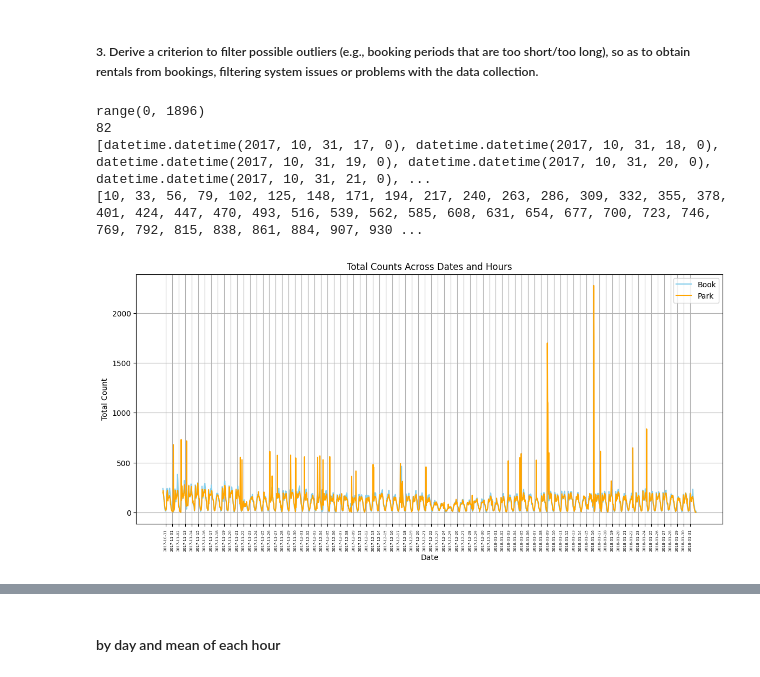
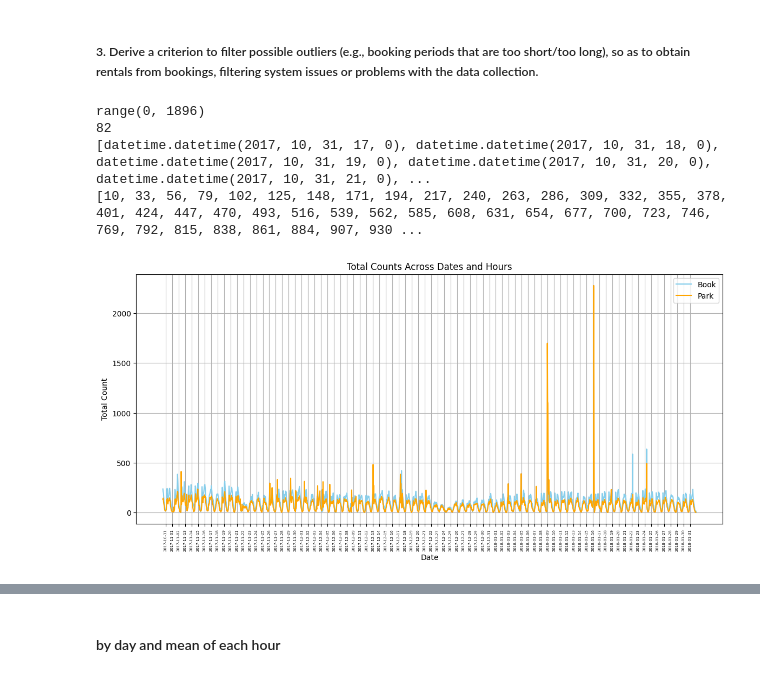
Before and after one commit to A-M-Alizadeh/MobilityLabs, a Jupyter notebook: Lab1.ipynb, the cells around one changed output, grey strips where cells are left out. Cells and saved outputs as stored; diff of their text form; code cells hidden in the pictures.

```diff
--- a/Lab1.ipynb
+++ b/Lab1.ipynb
@@ -480,8 +480,8 @@ def oopsPipeline(city,start_unix_time,end_unix_time):
 ]
 # %%
 
-book_data = list(permenant_booking.aggregate(oopsPipeline('Seattle',start_unix_time,end_unix_time)))
-park_data = list(permenant_parking.aggregate(oopsPipeline('Seattle',start_unix_time,end_unix_time)))
+book_data = list(enjoy_permenant_booking.aggregate(oopsPipeline('Torino',start_unix_time,end_unix_time)))
+park_data = list(enjoy_permenant_parking.aggregate(oopsPipeline('Torino',start_unix_time,end_unix_time)))
 # print(book_data)
 
 flattened_data = []
@@ -555,7 +555,7 @@ plt.show()
 ##### 3. Derive a criterion to filter possible outliers (e.g., booking periods that are too short/too long), so as to obtain rentals from bookings, filtering system issues or problems with the data collection.
 # %%
 from datetime import datetime, timedelta
-def oopsPipeline(city,start_unix_time,end_unix_time):
+def duration_filter_pipeline(city,start_unix_time,end_unix_time):
     return [
     {
         '$match': {
@@ -591,8 +591,7 @@ def oopsPipeline(city,start_unix_time,end_unix_time):
     },
     {
         '$match': {
-            'duration': {'$lt': 180},
-            'duration': {'$gt': 5}
+                {'duration':{'$gt':5, '$lt':60}},
         }
     },
     {
@@ -627,8 +626,8 @@ def oopsPipeline(city,start_unix_time,end_unix_time):
 ]
 # %%
 
-book_data = list(permenant_booking.aggregate(oopsPipeline('Seattle',start_unix_time,end_unix_time)))
-park_data = list(permenant_parking.aggregate(oopsPipeline('Seattle',start_unix_time,end_unix_time)))
+book_data = list(permenant_booking.aggregate(duration_filter_pipeline('Seattle',start_unix_time,end_unix_time)))
+park_data = list(permenant_parking.aggregate(duration_filter_pipeline('Seattle',start_unix_time,end_unix_time)))
 
 flattened_data = []
 for entry in book_data:
@@ -668,31 +667,31 @@ for entry in flattened_park_data:
 #-------------------------------------------------
 unique_dates = sorted(set(date.date() for date in all_dates))
 
 numerical_dates = range(len(all_dates))
 park_numerical_dates = range(len(park_all_dates))
 # Plot the data with a scatter plot and adjusted x-axis limits
 
 numbers = [10+ i * 23 for i in range(82)]
 
 print(numerical_dates)
 print(len(unique_dates))
 print(all_dates)
 print(numbers)
 
 plt.figure(figsize=(14, 6))
 plt.plot(numerical_dates, all_values, label='Book', color='skyblue')
 plt.plot(park_numerical_dates, park_all_values, label='Park', color='orange')
 plt.xlabel('Date')
 plt.ylabel('Total Count')
 plt.legend()
 plt.grid(True)
 plt.title('Total Counts Across Dates and Hours')
 plt.grid(True)
 plt.xticks(numbers,unique_dates,rotation=90, fontsize=5)
 plt.show()
 # %% [output]
 range(0, 1896)
 82
 [datetime.datetime(2017, 10, 31, 17, 0), datetime.datetime(2017, 10, 31, 18, 0), datetime.datetime(2017, 10, 31, 19, 0), datetime.datetime(2017, 10, 31, 20, 0), datetime.datetime(2017, 10, 31, 21, 0), ...
 [10, 33, 56, 79, 102, 125, 148, 171, 194, 217, 240, 263, 286, 309, 332, 355, 378, 401, 424, 447, 470, 493, 516, 539, 562, 585, 608, 631, 654, 677, 700, 723, 746, 769, 792, 815, 838, 861, 884, 907, 930 ...
-[figure, old version]
+[figure, new version]
```
Also changed, not shown: parts of 8 cells of this notebook.
